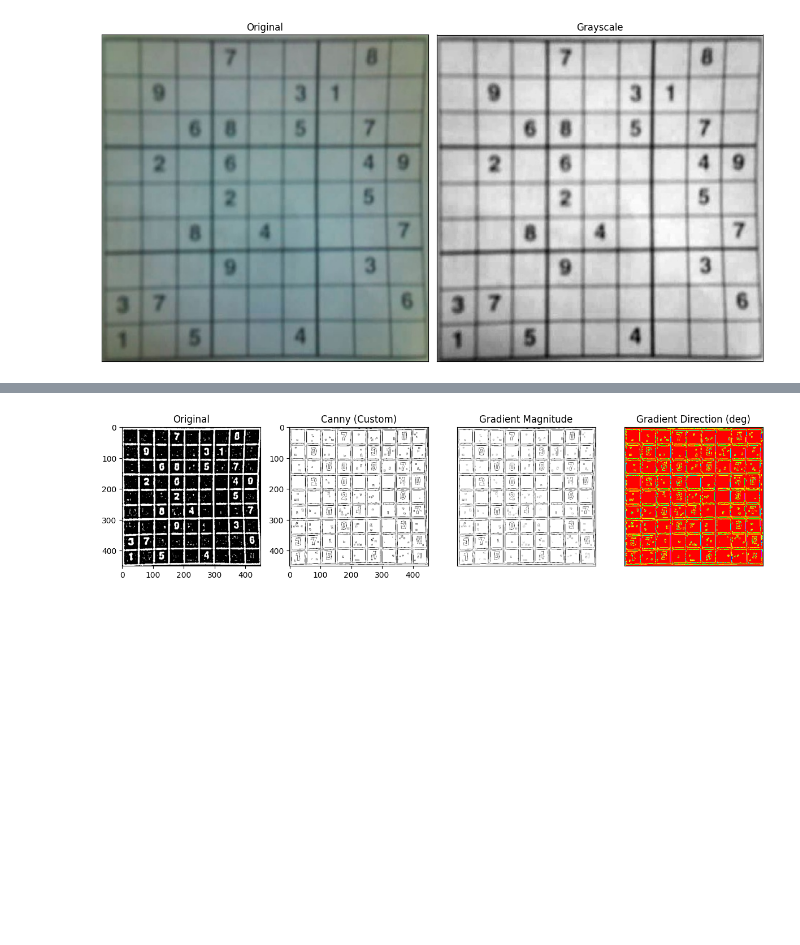
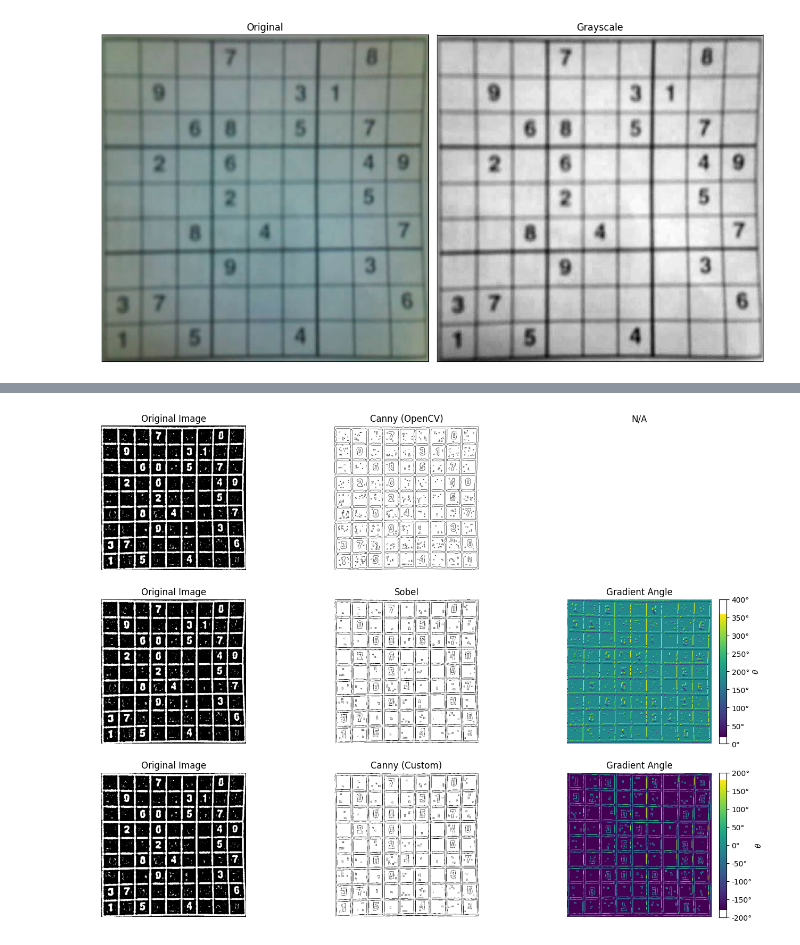
Before and after one commit to jchavez3019/SudokuDetectorFlutter, a Jupyter notebook: python_scripts/hough_transform.ipynb, the cells around one changed output, grey strips where cells are left out. Drawn from its saved outputs; the diff is of its cells as text; code cells hidden in the pictures; blank space fills up the shorter version.

```diff
--- a/python_scripts/hough_transform.ipynb
+++ b/python_scripts/hough_transform.ipynb
@@ -98,23 +83,90 @@ Number close: 156571 / 202500
 # Load and preprocess image
 gray = cv2.adaptiveThreshold(bw, 255, cv2.ADAPTIVE_THRESH_MEAN_C,
                              cv2.THRESH_BINARY, 11, 2)
+
+# Apply the OpenCV Canny edge detector
+canny_out = cv2.Canny(gray, 200, 250)
+
+# Use Sobel to compute the gradients but don't use other steps as the Canny pipeline (e.g. Gaussian blur and hysterisis)
+# Compute gradients using Sobel (same as Canny does internally)
+sobel_grad_x = cv2.Sobel(gray, cv2.CV_64F, 1, 0, ksize=3)
+sobel_grad_y = cv2.Sobel(gray, cv2.CV_64F, 0, 1, ksize=3)
+
+# Compute gradient magnitude and direction
+sobel_mag = np.sqrt(sobel_grad_x**2 + sobel_grad_y**2)
+sobel_ang = np.rad2deg(np.arctan2(sobel_grad_y, sobel_grad_x)) + 180
+
+# Apply our custom implementation of the Canny edge detector
 ced = CannyEdgeDetector()
 edges, mag, ang = ced(gray, 200, 250)
 
 mag = np.where(edges > 0, mag, 0)
-ang = np.where(edges > 0, ang, 0)
+ang = np.where(edges > 0, ang, -180)
+print(f"Gradient magnitude min/max: {np.amin(mag)}/{np.amax(mag)}")
+print(f"Gradient angle min/max: {np.amin(ang)}/{np.amax(ang)}")
 
-fig = plt.figure(figsize=(12, 8))
-plt.subplot(1,4,1); plt.imshow(gray, cmap='gray_r'); plt.title("Original")
-plt.subplot(1,4,2); plt.imshow(edges, cmap='gray_r'); plt.title("Canny (Custom)")
-plt.subplot(1, 4, 3),plt.imshow(mag,'gray_r')
-plt.title('Gradient Magnitude')
-plt.xticks([]),plt.yticks([])
+fig, axs = plt.subplots(3, 3, figsize=(16, 12))
 
-plt.subplot(1, 4, 4),plt.imshow(ang,'hsv')
-plt.title('Gradient Direction (deg)')
-plt.xticks([]),plt.yticks([])
-plt.tight_layout()
+ax1, ax2, ax3 = axs[0]
+ax1.imshow(gray, cmap='gray_r')
+ax1.set_title('Original Image')
+ax1.axis('off')
+
+ax2.imshow(canny_out, cmap='gray_r')
+ax2.set_title('Canny (OpenCV)')
+ax2.axis('off')
+
+ax3.set_title('N/A')
+ax3.axis('off')
+
+ax1, ax2, ax3 = axs[1]
+ax1.imshow(gray, cmap='gray_r')
+ax1.set_title('Original Image')
+ax1.axis('off')
+
+ax2.imshow(edges, cmap='gray_r')
+ax2.set_title('Sobel')
+ax2.axis('off')
+
+ax3_show = ax3.imshow(sobel_ang, origin='lower')
+ax3.set_title('Gradient Angle')
+ax3.axis('off')
+
+cbar_ax = inset_axes(ax3,
+                     width="5%",  # width = 5% of parent_bbox width
+                     height="100%",  # height : same as parent_bbox height
+                     loc='right',
+                     borderpad=-2)
+cbar = fig.colorbar(ax3_show, cax=cbar_ax, orientation='vertical', label=r"$\theta$")
+ticks = cbar.get_ticks()
+tick_labels = [f"{int(t)}°" for t in ticks]
+cbar.set_ticks(ticks)
+cbar.set_ticklabels(tick_labels)
+
+ax1, ax2, ax3 = axs[2]
+ax1.imshow(gray, cmap='gray_r')
+ax1.set_title('Original Image')
+ax1.axis('off')
+
+ax2.imshow(edges, cmap='gray_r')
+ax2.set_title('Canny (Custom)')
+ax2.axis('off')
+
+ax3_show = ax3.imshow(ang, origin='lower')
+ax3.set_title('Gradient Angle')
+ax3.axis('off')
+
+cbar_ax = inset_axes(ax3,
+                     width="5%",  # width = 5% of parent_bbox width
+                     height="100%",  # height : same as parent_bbox height
+                     loc='right',
+                     borderpad=-2)
+cbar = fig.colorbar(ax3_show, cax=cbar_ax, orientation='vertical', label=r"$\theta$")
+ticks = cbar.get_ticks()
+tick_labels = [f"{int(t)}°" for t in ticks]
+cbar.set_ticks(ticks)
+cbar.set_ticklabels(tick_labels)
+
 plt.show()
 print(f"Number close: {np.isclose(edges, canny_out).sum()} / {canny_out.shape[0] * canny_out.shape[1]}")
 # %% [output]
@@ -121 +175 @@ print(f"Number close: {np.isclose(edges, canny_out).sum()} / {canny_out.shape[0]
-[figure, old version]
+[figure, new version]
```
Also changed, not shown: parts of 5 cells of this notebook, 5 other files.
